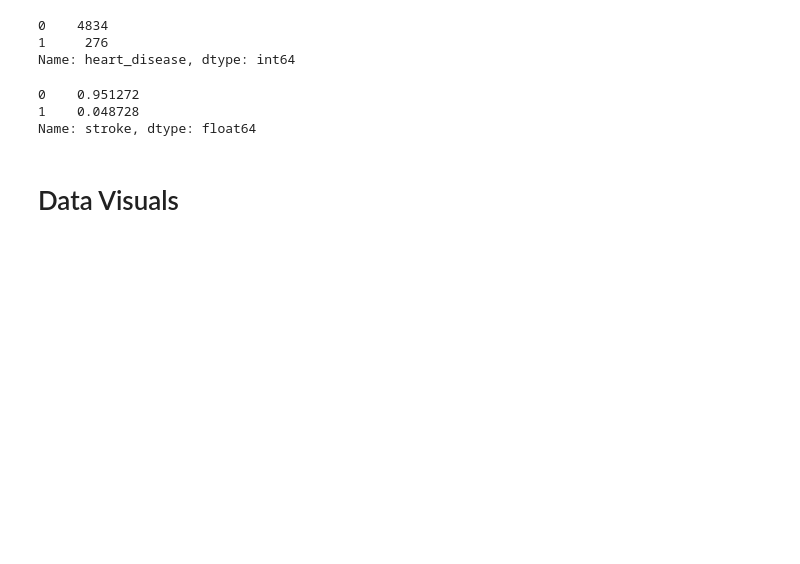
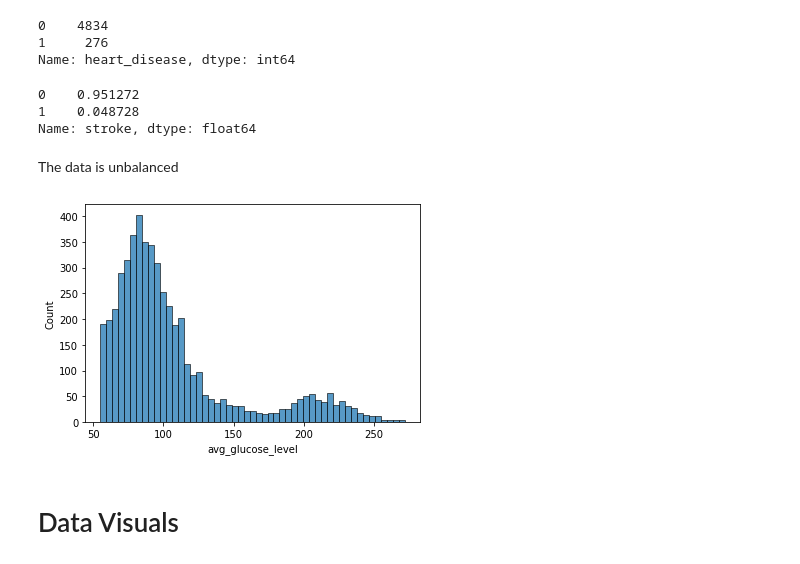
Before and after one commit to Davianka/stroke-prediction, a Jupyter notebook: project_2.ipynb, the cells around one changed output. Saved outputs shown, nothing was run; the diff lists cells and outputs as text; code cells hidden in the pictures; blank space fills up the shorter version.

```diff
--- a/project_2.ipynb
+++ b/project_2.ipynb
@@ -225,6 +227,12 @@ df['stroke'].value_counts(normalize=True)
 0    0.951272
 1    0.048728
 Name: stroke, dtype: float64
+# %% [markdown]
+The data is unbalanced
+# %%
+sns.histplot(data=df, x='avg_glucose_level');
+# %% [output]
+[figure, added]
 # %% [markdown]
 # Data Visuals
 # %%
```
Also changed, not shown: parts of 7 cells of this notebook.
